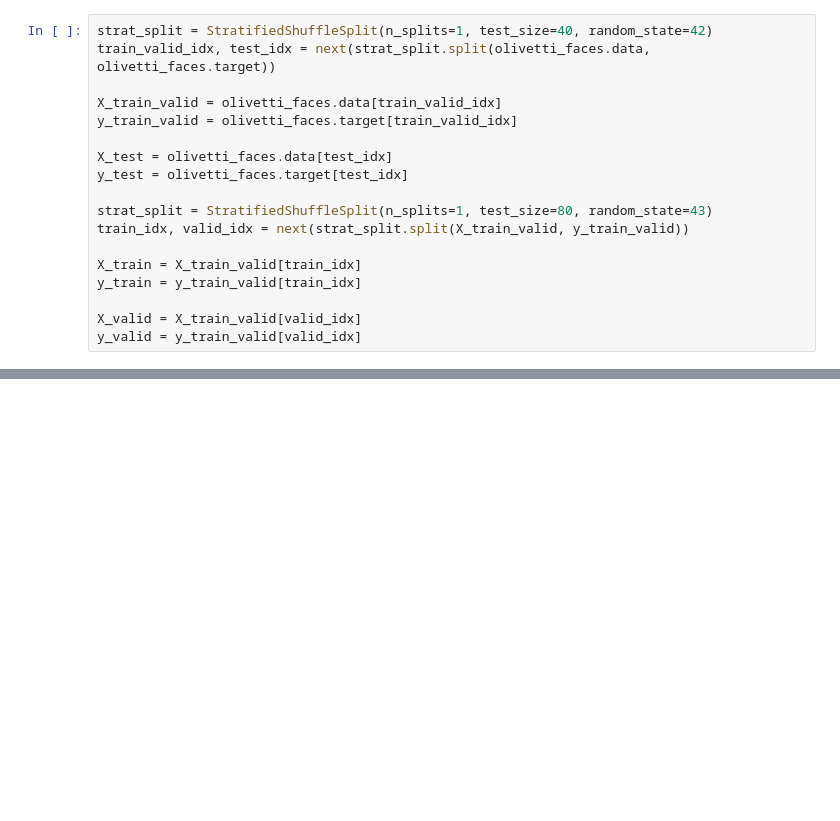
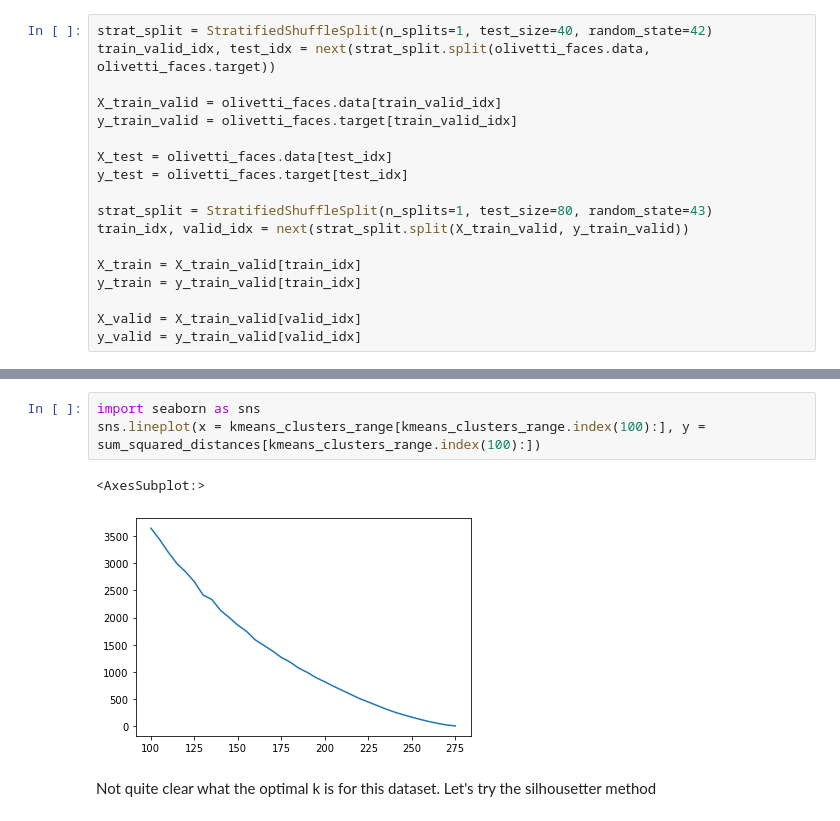
Before and after one commit to fpaul787/tackleml, a Jupyter notebook: unsupervised_learning/KMeans/olivetti_notebook.ipynb, the cells around one changed output, grey strips where cells are left out. Cells and saved outputs as stored; diff of their text form; blank space fills up the shorter version.

```diff
--- a/unsupervised_learning/KMeans/olivetti_notebook.ipynb
+++ b/unsupervised_learning/KMeans/olivetti_notebook.ipynb
@@ -29,0 +71,8 @@ y_valid = y_train_valid[valid_idx]
+# %%
+import seaborn as sns
+sns.lineplot(x = kmeans_clusters_range[kmeans_clusters_range.index(100):], y = sum_squared_distances[kmeans_clusters_range.index(100):])
+# %% [output]
+<AxesSubplot:>
+[figure, added]
+# %% [markdown]
+Not quite clear what the optimal k is for this dataset. Let's try the silhousetter method
```
Also changed, not shown: parts of 5 cells of this notebook.
